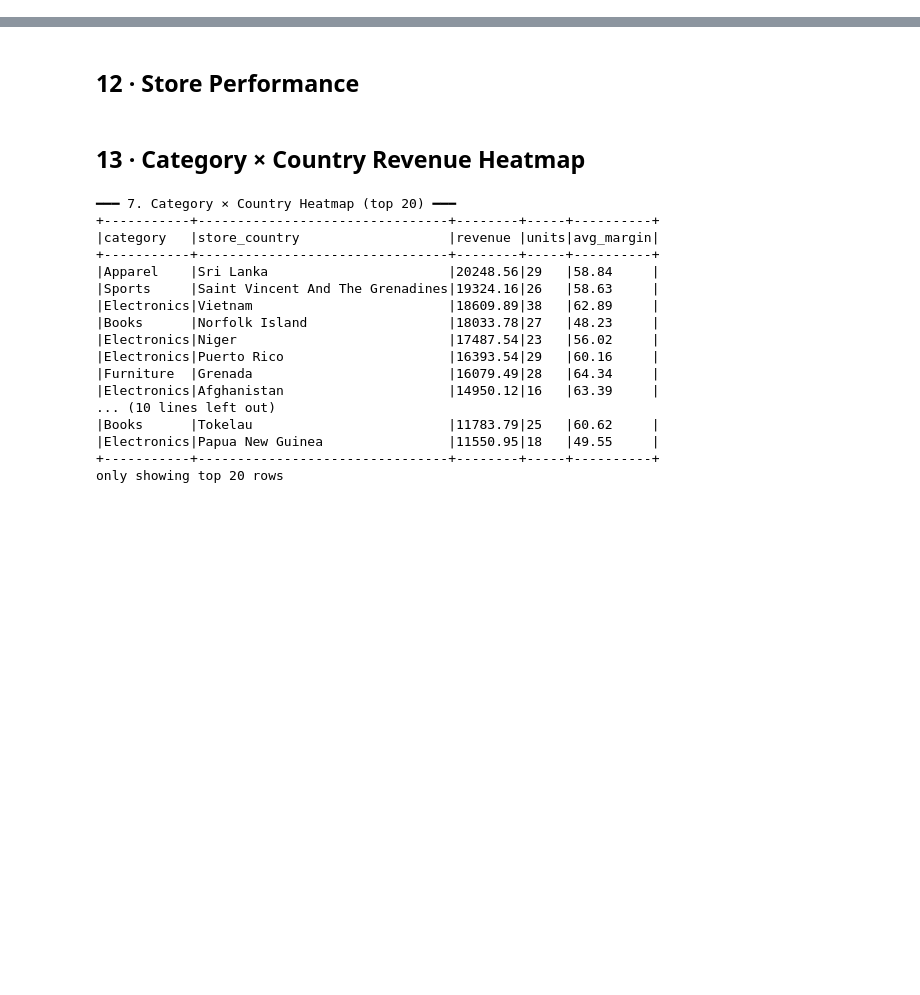
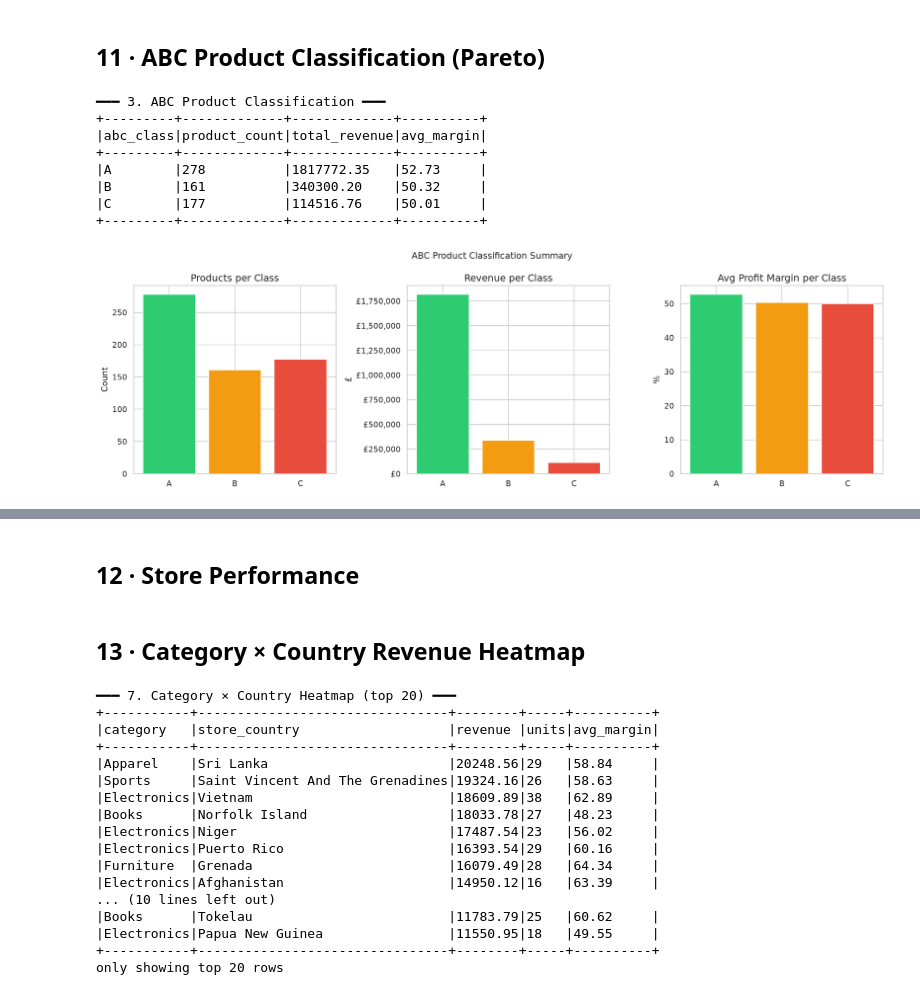
Before and after one commit to SiddiqueDataEng/spark_dataPro, a Jupyter notebook: notebooks/full_analytics.ipynb, the cells around one changed output, grey strips where cells are left out. Drawn from its saved outputs; the diff is of its cells as text; code cells hidden in the pictures; blank space fills up the shorter version.

```diff
--- a/notebooks/full_analytics.ipynb
+++ b/notebooks/full_analytics.ipynb
@@ -554,0 +528,19 @@ plt.tight_layout(); plt.show()
+# %%
+prod_pdf = sales["product_ranking"].toPandas()
+for c in ["total_revenue","profit_margin"]:
+    prod_pdf[c] = pd.to_numeric(prod_pdf[c], errors="coerce")
+
+top20 = prod_pdf.head(20).sort_values("total_revenue")
+
+fig = px.bar(
+    top20, x="total_revenue", y="product_name", orientation="h",
+    color="product_category", text="total_revenue",
+    title="Top 20 Products by Revenue",
+    labels={"total_revenue":"Revenue (£)","product_name":"Product",
+            "product_category":"Quadrant"},
+    color_discrete_map={"Star":"#f1c40f","Cash Cow":"#2ecc71",
+                        "High Profit":"#3498db","Average":"#bdc3c7"},
+)
+fig.update_traces(texttemplate="£%{text:,.0f}", textposition="outside")
+fig.update_layout(xaxis_tickformat="£,.0f", height=600)
+fig.show()
@@ -554,0 +563,39 @@ plt.tight_layout(); plt.show()
+# %% [markdown]
+## 11 · ABC Product Classification (Pareto)
+# %%
+abc_pdf = ea.abc_product_classification().toPandas()
+for c in ["revenue","cumulative_pct","profit_margin"]:
+    abc_pdf[c] = pd.to_numeric(abc_pdf[c], errors="coerce")
+
+abc_sum = abc_pdf.groupby("abc_class").agg(
+    products=("product_name","count"),
+    total_revenue=("revenue","sum"),
+    avg_margin=("profit_margin","mean"),
+).reset_index()
+
+fig, axes = plt.subplots(1, 3, figsize=(16, 5))
+colors = {"A":"#2ecc71","B":"#f39c12","C":"#e74c3c"}
+c_list = [colors.get(c,"grey") for c in abc_sum["abc_class"]]
+
+axes[0].bar(abc_sum["abc_class"], abc_sum["products"], color=c_list)
+axes[0].set_title("Products per Class"); axes[0].set_ylabel("Count")
+
+axes[1].bar(abc_sum["abc_class"], abc_sum["total_revenue"], color=c_list)
+axes[1].set_title("Revenue per Class"); axes[1].set_ylabel("£")
+axes[1].yaxis.set_major_formatter(mticker.FuncFormatter(lambda x,_: f"£{x:,.0f}"))
+
+axes[2].bar(abc_sum["abc_class"], abc_sum["avg_margin"], color=c_list)
+axes[2].set_title("Avg Profit Margin per Class"); axes[2].set_ylabel("%")
+
+plt.suptitle("ABC Product Classification Summary", fontsize=13)
+plt.tight_layout(); plt.show()
+# %% [output]
+━━━ 3. ABC Product Classification ━━━
++---------+-------------+-------------+----------+
+|abc_class|product_count|total_revenue|avg_margin|
++---------+-------------+-------------+----------+
+|A        |278          |1817772.35   |52.73     |
+|B        |161          |340300.20    |50.32     |
+|C        |177          |114516.76    |50.01     |
++---------+-------------+-------------+----------+
+[figure, added]
```
Also changed, not shown: parts of 75 cells of this notebook.
